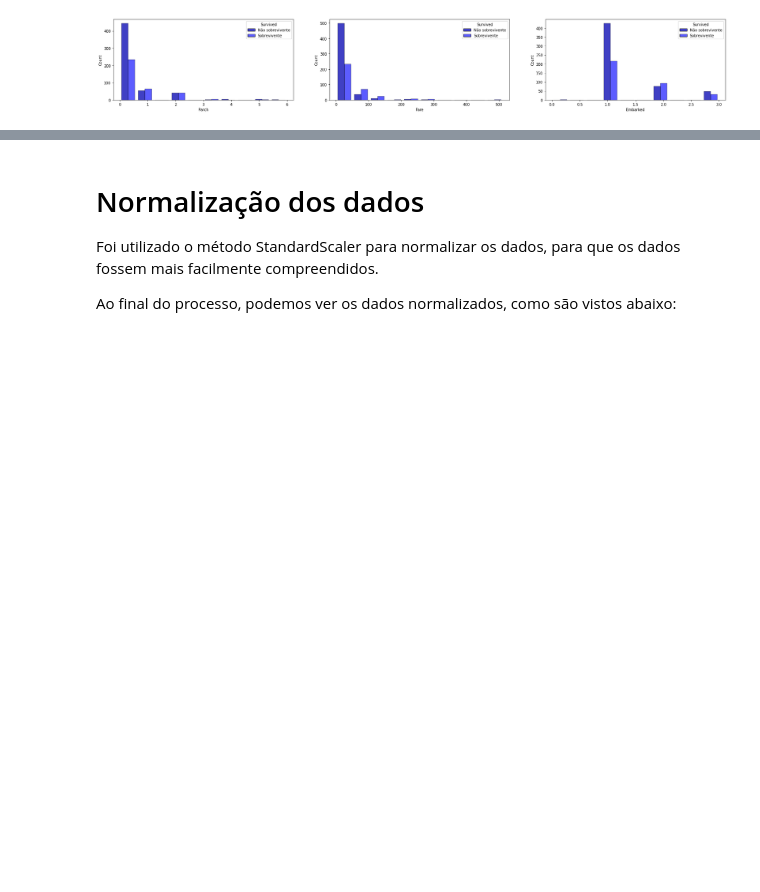
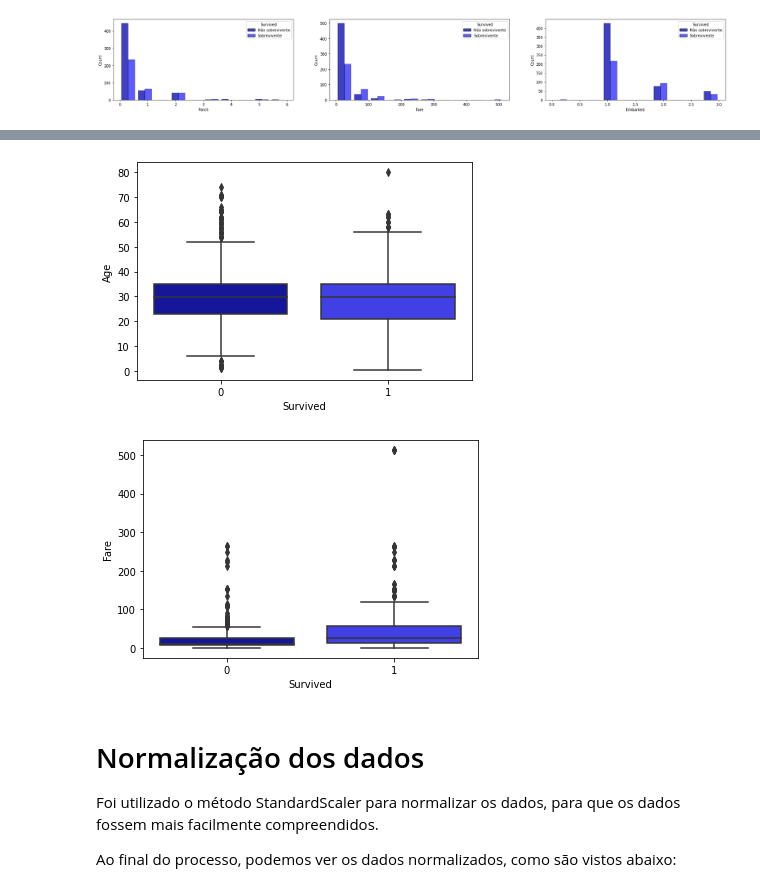
Before and after one commit to als-v/MachineLearning, a Jupyter notebook: Trabalho/trabalho.ipynb, the cells around one changed output, grey strips where cells are left out. Drawn from its saved outputs; the diff is of its cells as text; code cells hidden in the pictures; blank space fills up the shorter version.

```diff
--- a/Trabalho/trabalho.ipynb
+++ b/Trabalho/trabalho.ipynb
@@ -203,6 +203,13 @@ def showScatterplot(df, columns = ['Pclass', 'Sex', 'Age', 'SibSp',	'Parch', 'Fa
         for col in columns[idx+1:]:
             sns.scatterplot(data=df, x=column, y=col, hue='Survived')
             plt.show()
+
+def showBloxPlot(df):
+    notShow = ['Survived', 'Pclass', 'Sex', 'SibSp', 'Parch', 'Embarked']
+    for column in df.columns:
+        if column not in notShow:
+            sns.boxplot(data=df, y=column, x='Survived')
+            plt.show()
 # %% [markdown]
 # Histogramas
 
@@ -256,3 +245,9 @@ goBack(df)
+# %%
+showBloxPlot(df)
+['ring-type', 'ring-number', 'veil-color', 'veil-type']
+# %% [output]
+[figure, added]
+[figure, added]
 # %% [markdown]
 # Normalização dos dados
 
```
Also changed, not shown: parts of 8 cells of this notebook, 1 other file.
